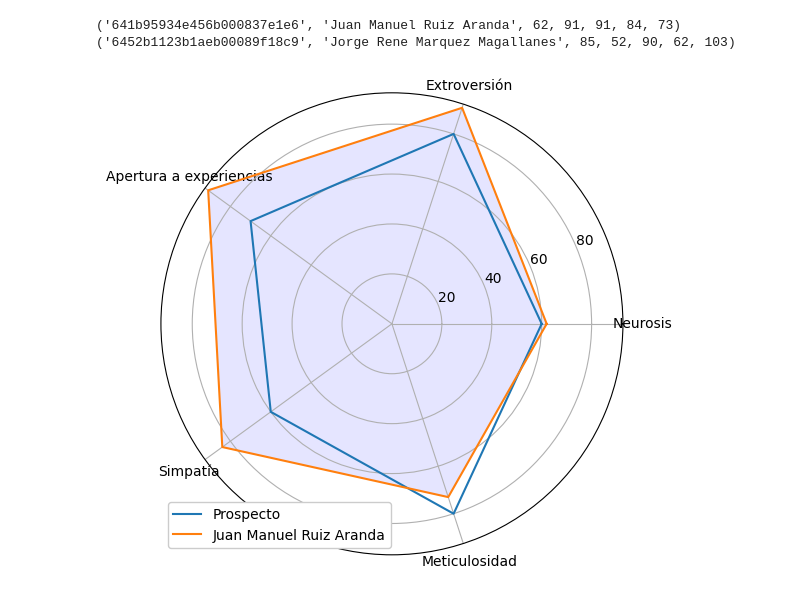
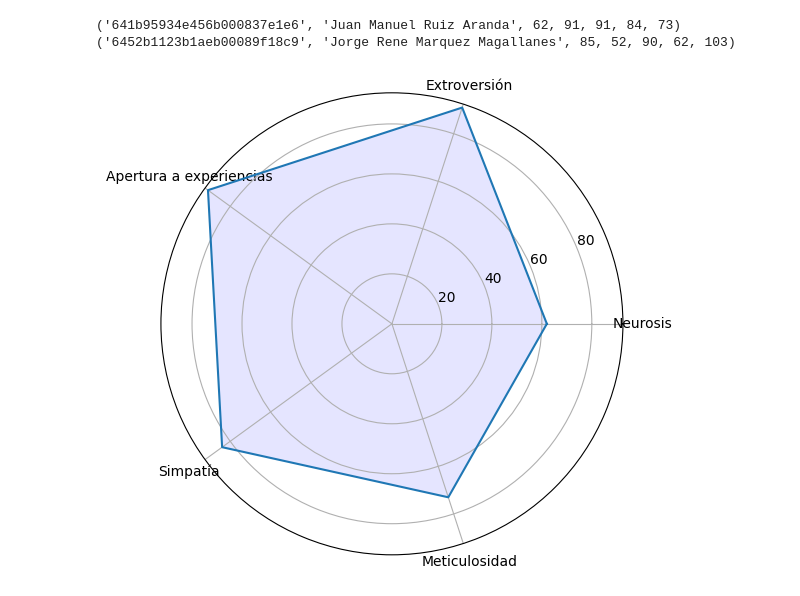
Before and after one commit to rene-marquez/MAIN, a Jupyter notebook: Test Personalidad.ipynb, the cells around one changed output. Cells and saved outputs as stored; diff of their text form; code cells hidden in the pictures.

```diff
--- a/Test Personalidad.ipynb
+++ b/Test Personalidad.ipynb
@@ -208,34 +331,34 @@ conexion.close()
 # %%
 import numpy as np
 import seaborn as sns
 
 datos5 = testPersonalidad.loc[:, ["Neurosis", "Extroversión", "Apertura a experiencias", "Simpatía", "Meticulosidad"]]
 
 etiquetas=['Neurosis', 'Extroversión', 'Apertura a experiencias', 'Simpatía', 'Meticulosidad']
 
 lista = list(datos5.iloc[0])
 lista=np.concatenate((lista, [lista[0]]))
 esperado = (60, 80, 70, 60, 80, 60)
 
 
 plt.figure(figsize =(10, 6))
 plt.subplot(polar = True)
 
 theta = np.linspace(0, 2 * np.pi, len(lista))
 
 lineas, labels = plt.thetagrids(range(0, 360, int(360/len(etiquetas))),
                                                          (etiquetas))
-plt.plot(theta, esperado)
+#plt.plot(theta, esperado)
 plt.plot(theta, lista)
 plt.fill(theta, lista, 'b', alpha = 0.1)
 
 
 
-plt.legend(labels =("Prospecto", userName.title()), loc = 3, framealpha=1)
+#plt.legend(labels =("Prospecto", userName.title()), loc = 3, framealpha=1)
 plt.savefig(userName.title() + " test personalidad stats 5.png")
 plt.show()
 # %% [output]
-[figure, old version]
+[figure, new version]
 # %%
 neurosis = testPersonalidad.loc[:, ["Ansiedad", "Ira", "Depresión", "Vergüenza",
                                       "Falta de moderacion", "Vulnerabilidad"]]
```
Also changed, not shown: parts of 4 cells of this notebook.
